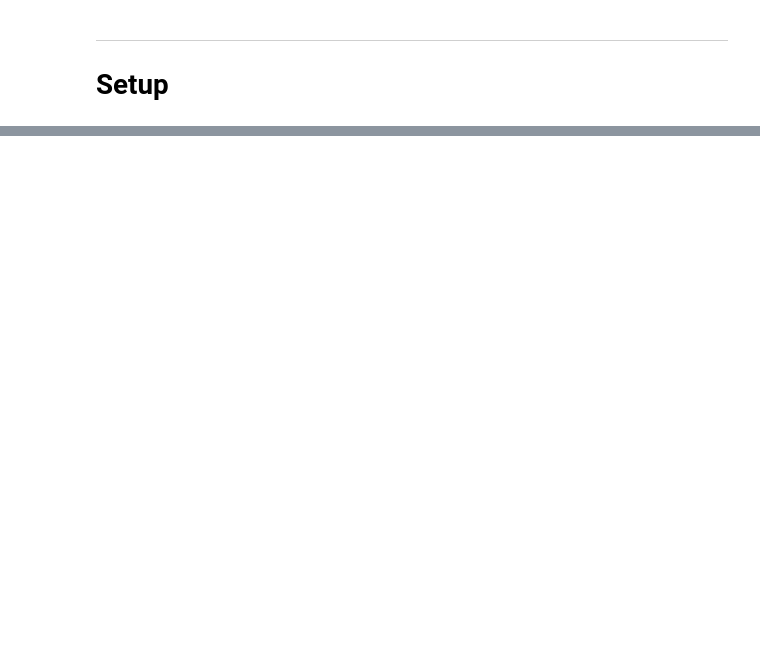
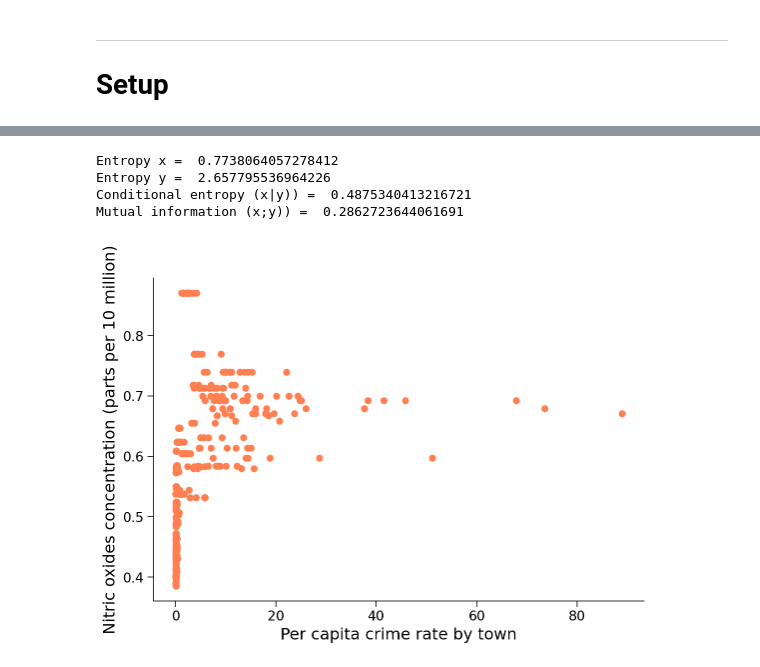
Before and after one commit to rmaffulli/MI_tutorial_student, a Jupyter notebook: MI_tutorial_student.ipynb, the cells around one changed output, grey strips where cells are left out. Drawn from its saved outputs; the diff is of its cells as text; code cells hidden in the pictures; blank space fills up the shorter version.

```diff
--- a/MI_tutorial_student.ipynb
+++ b/MI_tutorial_student.ipynb
@@ -44,0 +52,7 @@ plt.ylabel('y axis (-)')
+# %%
+#@title Helper functions
+def bin_data(data,nbins,mode):
+  if mode == 'eqspace':
+    bins = np.linspace(np.min(data)-0.1,np.max(data)+0.1,nbins+1)
+    data_binned = np.digitize(data,bins,right=True)
+  return data_binned
@@ -44,0 +299,46 @@ plt.ylabel('y axis (-)')
+# %%
+def mi(x,y):
+  # returns mutual information between (X;Y) based on observations x,y
+  # x is a column vector: rows are the trials
+  # y is a column vector: rows are the trials
+    #############################################################################
+  # Students: Fill in missing code (...) and comment or remove the next line
+  raise NotImplementedError("Exercise: compute single neuron ISIs")
+  #############################################################################
+  return mutual_information
+# %%
+#@title {run: "auto" }
+x_var = "crim" #@param ["crim", "nox", "ptratio", "age", "medv"]
+y_var = "nox" #@param ["crim", "nox", "ptratio", "age", "medv"]
+axis_labels = {
+    "crim":"Per capita crime rate by town",
+    "nox":"Nitric oxides concentration (parts per 10 million)",
+    "ptratio":"Pupil-teacher ratio by town",
+    "age":"Proportion of owner-occupied units built prior to 1940",
+    "medv":"Median value of owner-occupied homes in $1000's"
+}
+# Import data
+imported_data = data('Boston')
+x = imported_data[x_var]
+y = imported_data[y_var]
+
+# bin data
+x_binned = bin_data(x,10,'eqspace')
+y_binned = bin_data(y,10,'eqspace')
+
+plt.scatter(x,y,color='coral')
+plt.xlabel(axis_labels[x_var])
+plt.ylabel(axis_labels[y_var])
+
+print("Entropy x = ", entropy(x_binned))
+print("Entropy y = ", entropy(y_binned))
+print("Conditional entropy (x|y)) =  "
+ + str(conditional_entropy(x_binned,y_binned)))
+print("Mutual information (x;y)) =  "
+ + str(mi(x_binned,y_binned)))
+# %% [output]
+Entropy x =  0.7738064057278412
+Entropy y =  2.657795536964226
+Conditional entropy (x|y)) =  0.4875340413216721
+Mutual information (x;y)) =  0.2862723644061691
+[figure, added]
```
Also changed, not shown: parts of 36 cells of this notebook.
